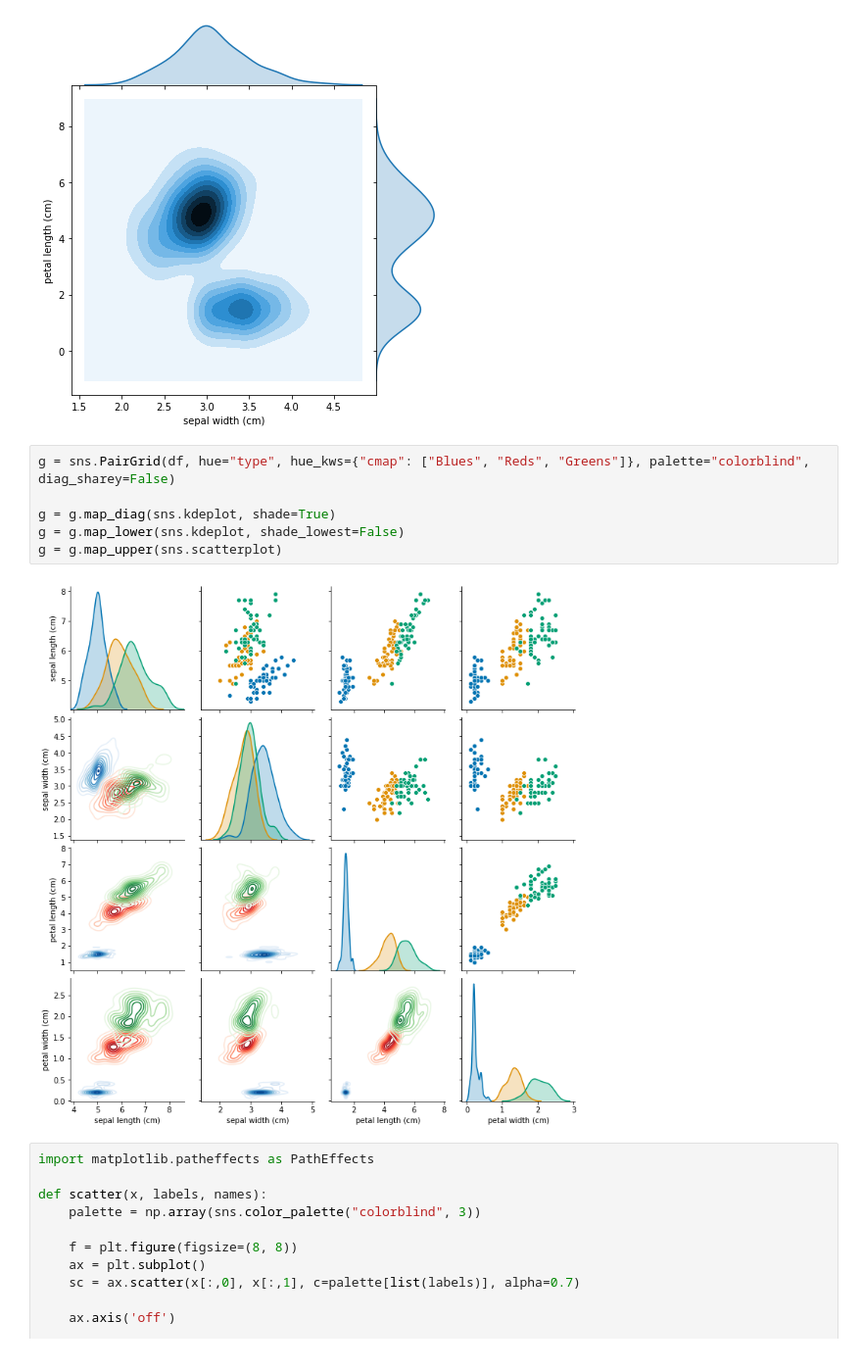
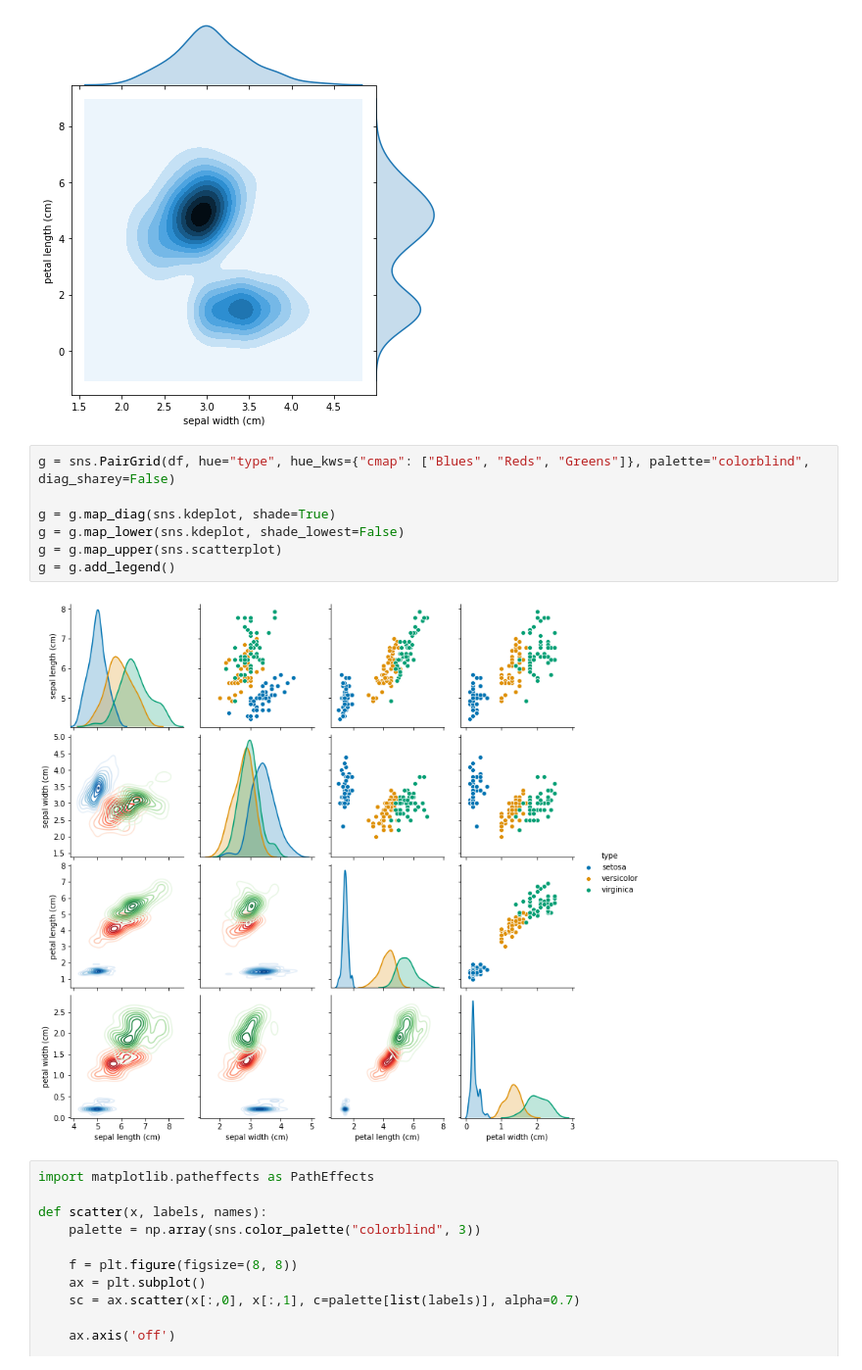
Before and after one commit to Mafidyuz/Presentazione-Reti-Neurali, a Jupyter notebook: codice/iris.ipynb, the cells around one changed output. Shown: that part at 98% size. Saved outputs shown, nothing was run; the diff lists cells and outputs as text.

```diff
--- a/codice/iris.ipynb
+++ b/codice/iris.ipynb
@@ -102,11 +97,12 @@ plt.show()
 # %%
 g = sns.PairGrid(df, hue="type", hue_kws={"cmap": ["Blues", "Reds", "Greens"]}, palette="colorblind", diag_sharey=False)
 
 g = g.map_diag(sns.kdeplot, shade=True)
 g = g.map_lower(sns.kdeplot, shade_lowest=False)
 g = g.map_upper(sns.scatterplot)
+g = g.add_legend()
 # %% [output]
-[figure, old version]
+[figure, new version]
 # %%
 import matplotlib.patheffects as PathEffects
 
```
Also changed, not shown: parts of 16 cells of this notebook, 1 other file.
